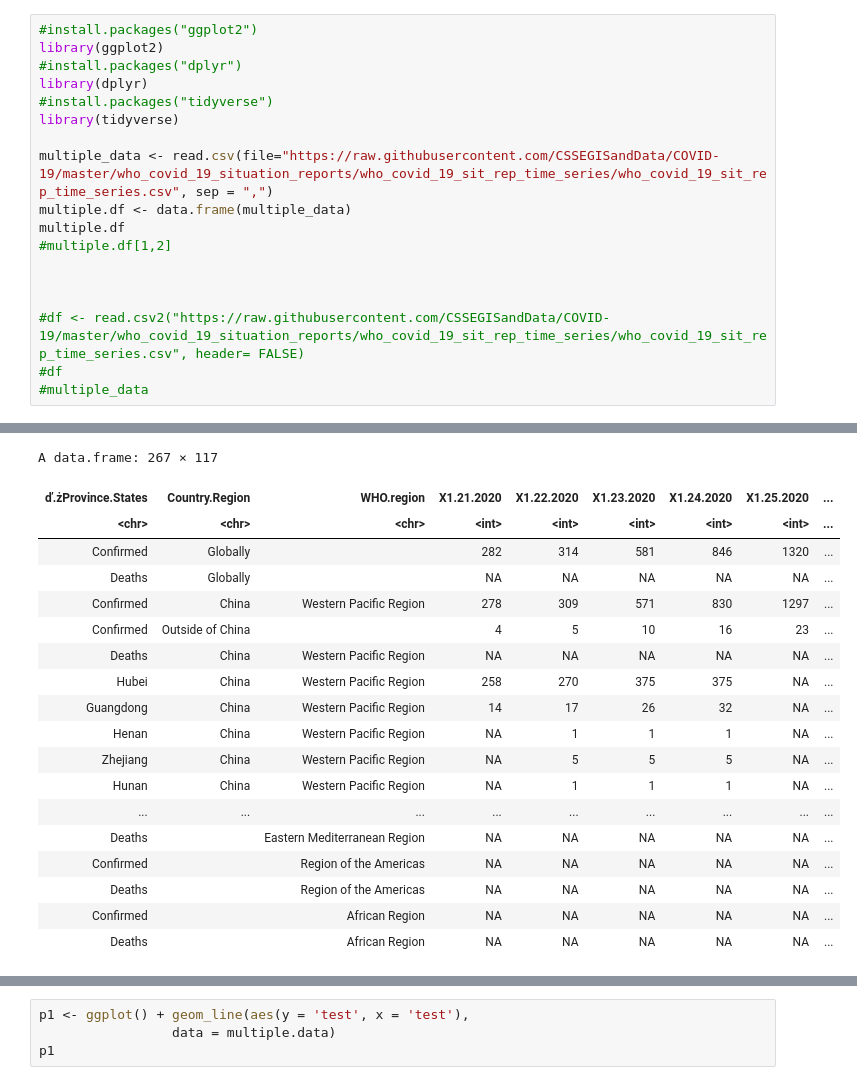
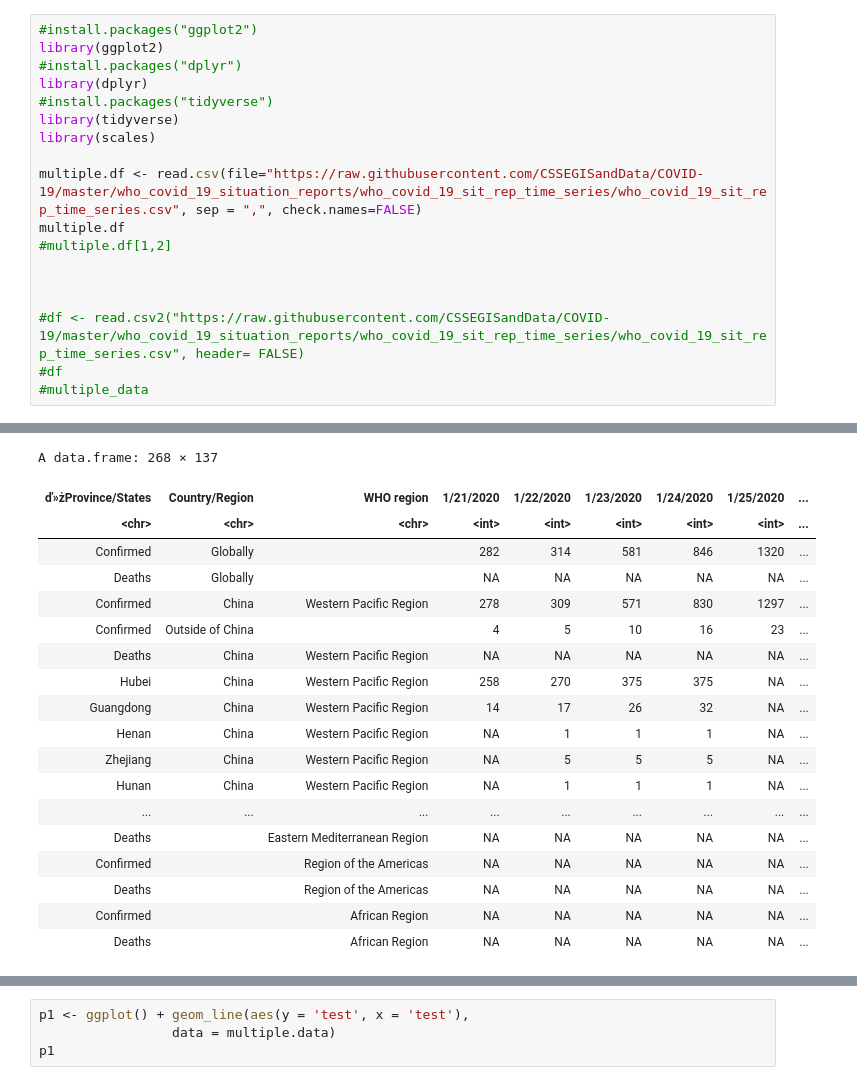
Before and after one commit to dawbit/COVID-19-report, a Jupyter notebook: COVID-19 report R.ipynb, the cells around one changed output, grey strips where cells are left out. Cells and saved outputs as stored; diff of their text form.

```diff
--- a/COVID-19 report R.ipynb
+++ b/COVID-19 report R.ipynb
@@ -5,9 +5,9 @@ library(ggplot2)
 library(dplyr)
 #install.packages("tidyverse")
 library(tidyverse)
+library(scales)
 
-multiple_data <- read.csv(file="https://raw.githubusercontent.com/CSSEGISandData/COVID-19/master/who_covid_19_situation_reports/who_covid_19_sit_rep_time_series/who_covid_19_sit_rep_time_series.csv", sep = ",")
-multiple.df <- data.frame(multiple_data)
+multiple.df <- read.csv(file="https://raw.githubusercontent.com/CSSEGISandData/COVID-19/master/who_covid_19_situation_reports/who_covid_19_sit_rep_time_series/who_covid_19_sit_rep_time_series.csv", sep = ",", check.names=FALSE)
 multiple.df
 #multiple.df[1,2]
 
@@ -37,5 +37,5 @@ x dplyr::lag()    masks stats::lag()
-A data.frame: 267 × 117
+A data.frame: 268 × 137
-| ď.żProvince.States | Country.Region | WHO.region | X1.21.2020 | X1.22.2020 | X1.23.2020 | X1.24.2020 | X1.25.2020 | ... |
+| ď»żProvince/States | Country/Region | WHO region | 1/21/2020 | 1/22/2020 | 1/23/2020 | 1/24/2020 | 1/25/2020 | ... |
 | <chr> | <chr> | <chr> | <int> | <int> | <int> | <int> | <int> | ... |
 | Confirmed | Globally |  | 282 | 314 | 581 | 846 | 1320 | ... |
 | Deaths | Globally |  | NA | NA | NA | NA | NA | ... |
```
Also changed, not shown: parts of 5 cells of this notebook.
